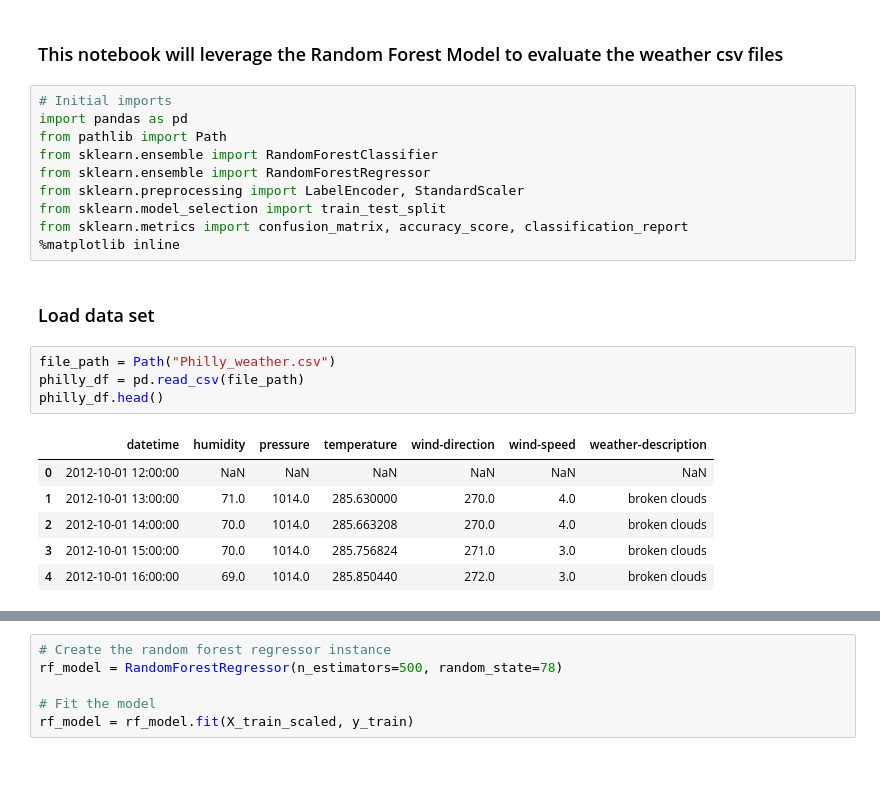
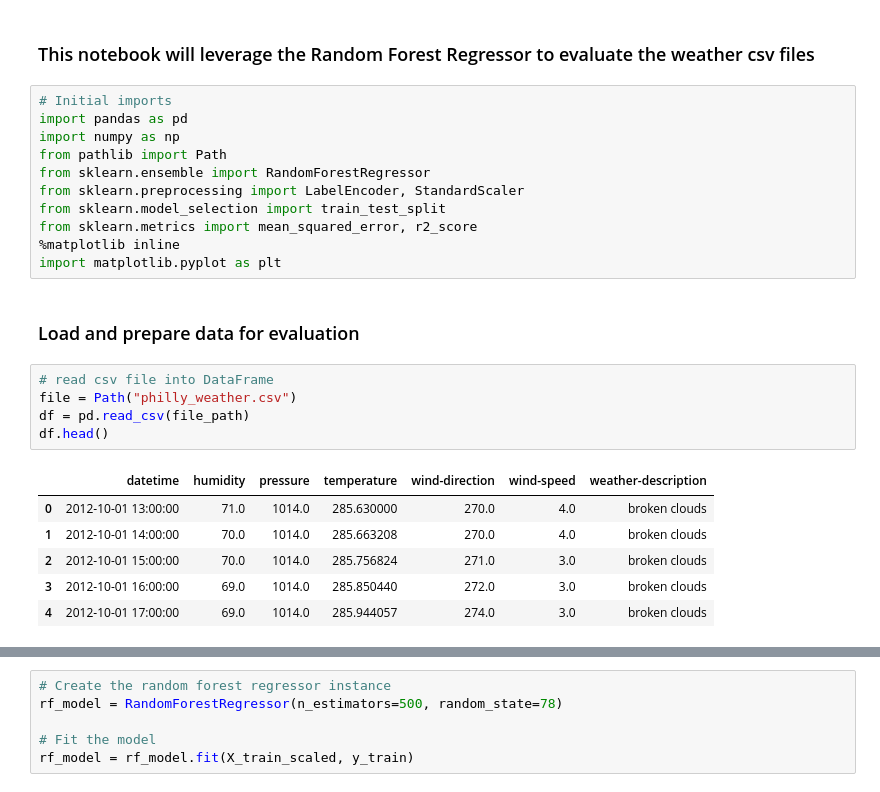
Before and after one commit to jarewa2/project_2, a Jupyter notebook: random_forest_model.ipynb, the cells around one changed output, grey strips where cells are left out. Cells and saved outputs as stored; diff of their text form.

```diff
--- a/random_forest_model.ipynb
+++ b/random_forest_model.ipynb
@@ -1,26 +1,28 @@
 # %% [markdown]
-### This notebook will leverage the Random Forest Model to evaluate the weather csv files
+### This notebook will leverage the Random Forest Regressor to evaluate the weather csv files
 # %%
 # Initial imports
 import pandas as pd
+import numpy as np
 from pathlib import Path
-from sklearn.ensemble import RandomForestClassifier
 from sklearn.ensemble import RandomForestRegressor
 from sklearn.preprocessing import LabelEncoder, StandardScaler
 from sklearn.model_selection import train_test_split
-from sklearn.metrics import confusion_matrix, accuracy_score, classification_report
+from sklearn.metrics import mean_squared_error, r2_score
 %matplotlib inline
+import matplotlib.pyplot as plt
 # %% [markdown]
-### Load data set
+### Load and prepare data for evaluation
 # %%
-file_path = Path("Philly_weather.csv")
-philly_df = pd.read_csv(file_path)
-philly_df.head()
+# read csv file into DataFrame
+file = Path("philly_weather.csv")
+df = pd.read_csv(file_path)
+df.head()
 # %% [output]
 |  | datetime | humidity | pressure | temperature | wind-direction | wind-speed | weather-description |
-| 0 | 2012-10-01 12:00:00 | NaN | NaN | NaN | NaN | NaN | NaN |
-| 1 | 2012-10-01 13:00:00 | 71.0 | 1014.0 | 285.630000 | 270.0 | 4.0 | broken clouds |
-| 2 | 2012-10-01 14:00:00 | 70.0 | 1014.0 | 285.663208 | 270.0 | 4.0 | broken clouds |
-| 3 | 2012-10-01 15:00:00 | 70.0 | 1014.0 | 285.756824 | 271.0 | 3.0 | broken clouds |
-| 4 | 2012-10-01 16:00:00 | 69.0 | 1014.0 | 285.850440 | 272.0 | 3.0 | broken clouds |
+| 0 | 2012-10-01 13:00:00 | 71.0 | 1014.0 | 285.630000 | 270.0 | 4.0 | broken clouds |
+| 1 | 2012-10-01 14:00:00 | 70.0 | 1014.0 | 285.663208 | 270.0 | 4.0 | broken clouds |
+| 2 | 2012-10-01 15:00:00 | 70.0 | 1014.0 | 285.756824 | 271.0 | 3.0 | broken clouds |
+| 3 | 2012-10-01 16:00:00 | 69.0 | 1014.0 | 285.850440 | 272.0 | 3.0 | broken clouds |
+| 4 | 2012-10-01 17:00:00 | 69.0 | 1014.0 | 285.944057 | 274.0 | 3.0 | broken clouds |
 # %%
```
Also changed, not shown: parts of 17 cells of this notebook, 9 other files.
